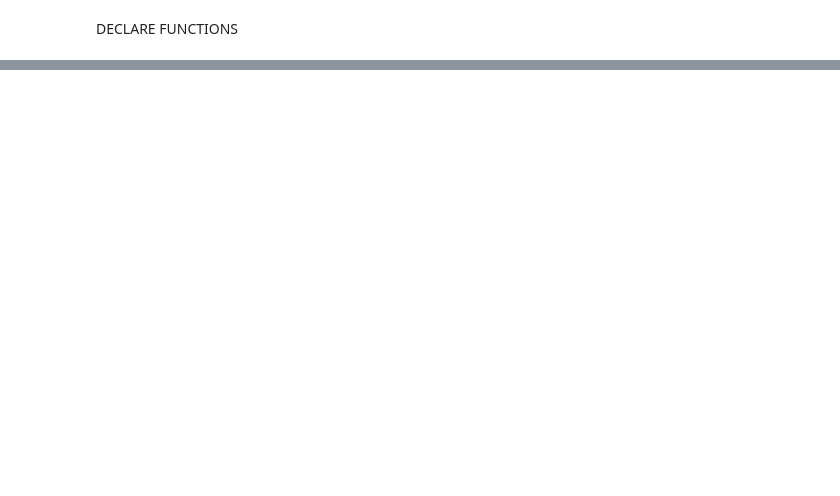
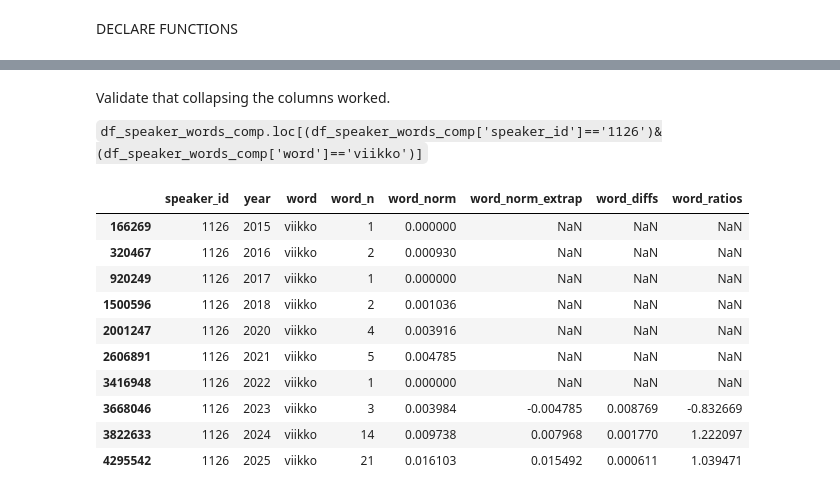
Before and after one commit to oarajala/ParliamentSampo_GenAI_detection, a Jupyter notebook: project/03b_analysis_person.ipynb, the cells around one changed output, grey strips where cells are left out. Drawn from its saved outputs; the diff is of its cells as text; code cells hidden in the pictures; blank space fills up the shorter version.

Commit message:
Ran analysis on speakers instead of just words.

```diff
--- a/project/03b_analysis_person.ipynb
+++ b/project/03b_analysis_person.ipynb
@@ -171,0 +179,4 @@ hankinta        1
+# %%
+df_speaker_words_comp = pd.read_csv(f'{directory}/csv_analysis/speaker_words_comp.csv',sep=';',header=0,encoding='utf-8',dtype={'speaker_id': str, 'year': int, 'word': str, 'word_n': int, 'word_norm':float})
+# keep only records where the speaker_id is a valid identifier (string of numbers)
+df_speaker_words_comp = df_speaker_words_comp.loc[df_speaker_words_comp['speaker_id'].str.contains(pat=r'\d+')==True]
@@ -171,0 +250,25 @@ hankinta        1
+# %%
+df_speaker_words_comp = pd.read_csv(f'{directory}/csv_analysis/speaker_words_comp.csv',sep=';',header=0,encoding='utf-8',dtype={'speaker_id': str, 'year': int, 'word': str, 'word_n': int, 'word_norm':float})
+# keep only records where the speaker_id is a valid identifier (string of numbers)
+df_speaker_words_comp = df_speaker_words_comp.loc[df_speaker_words_comp['speaker_id'].str.contains(pat=r'\d+')==True]
+# %%
+# compute extrapolated values of word frequencies only for this range of years
+loop_years = [2023, 2024, 2025]
+for year in loop_years:
+    # name for a new column: extrapolated word frequency
+    # > a new column will be created for each looped year
+    col_word_norm_extrap = f'word_norm_extrap_{year}'
+    #df_speaker_words_comp[col_word_norm_extrap] = None
+    # merging the dataframe will speed this up instead of looping each row
+    # > create a new df to quickly compute the linear extrapolation for word frequency: df_merge
+    # > df_merge is created by joining df_speaker_words_comp for year, said df year-1 and year-2 on speaker_id and word
+    # > INNER JOIN filters rows where there are no normalised frequencies in the previous years -> extrapolation for these words would fail
+    # > LEFT JOIN keeps all recrods - this can be done to keep the records
+    # > finally the extrapolated normalised frequency is updated into df_speaker_words_comp in the update
+    df_merge = df_speaker_words_comp[['speaker_id','year','word','word_norm']].loc[df_speaker_words_comp['year']==year].merge(
+                   df_speaker_words_comp[['speaker_id','year','word','word_norm']].loc[df_speaker_words_comp['year']==year-1],
+                   how='left', on=['speaker_id', 'word'], suffixes=(None,'_t_1'))
+    df_merge = df_merge.merge(df_speaker_words_comp[['speaker_id','year','word','word_norm']].loc[df_speaker_words_comp['year']==year-2],
+        how='left', on=['speaker_id', 'word'], suffixes=(None,'_t_2'))
+    df_merge[col_word_norm_extrap] = df_merge.apply(lambda x: linear_extrapolation(y=[x['word_norm_t_2'], x['word_norm_t_1']],x=[year-2, year-1],n=1)[0], axis=1)
+    df_speaker_words_comp = df_speaker_words_comp.merge(df_merge[['speaker_id','word','year',col_word_norm_extrap]], how='left', on=['speaker_id','word','year'])
@@ -171,0 +283,30 @@ hankinta        1
+# %%
+df_speaker_words_comp.loc[df_speaker_words_comp['year']==2023, 'word_norm_extrap'] = df_speaker_words_comp['word_norm_extrap_2023']
+df_speaker_words_comp.loc[df_speaker_words_comp['year']==2024, 'word_norm_extrap'] = df_speaker_words_comp['word_norm_extrap_2024']
+df_speaker_words_comp.loc[df_speaker_words_comp['year']==2025, 'word_norm_extrap'] = df_speaker_words_comp['word_norm_extrap_2025']
+# keep only columns speaker_id, year, word, word_n, word_norm, word_norm_extrap
+df_speaker_words_comp = df_speaker_words_comp[['speaker_id','year','word','word_n','word_norm','word_norm_extrap']]
+# %% [markdown]
+Validate that collapsing the columns worked.
+
+<code>df_speaker_words_comp.loc[(df_speaker_words_comp['speaker_id']=='1126')&(df_speaker_words_comp['word']=='viikko')]</code>
+# %%
+# compute differences and ratios between actual normalised frequencies and the extrapolated values:
+# > diffs: actual value minus extrapolated value
+# > ratios: actual value divided by extrapolated value
+# >> replace extrapolated value with 1 to avoid divide by zero errors
+df_speaker_words_comp['word_diffs'] = df_speaker_words_comp.apply(lambda x: x['word_norm'] - x['word_norm_extrap'], axis=1)
+df_speaker_words_comp['word_ratios'] = df_speaker_words_comp.apply(lambda x: x['word_norm'] / (1 if (x['word_norm_extrap'] is None or x['word_norm_extrap']==np.float64(0)) else x['word_norm_extrap']), axis=1)
+df_speaker_words_comp.loc[(df_speaker_words_comp['speaker_id']=='1126')&(df_speaker_words_comp['word']=='viikko')]
+# %% [output]
+|  | speaker_id | year | word | word_n | word_norm | word_norm_extrap | word_diffs | word_ratios |
+| 166269 | 1126 | 2015 | viikko | 1 | 0.000000 | NaN | NaN | NaN |
+| 320467 | 1126 | 2016 | viikko | 2 | 0.000930 | NaN | NaN | NaN |
+| 920249 | 1126 | 2017 | viikko | 1 | 0.000000 | NaN | NaN | NaN |
+| 1500596 | 1126 | 2018 | viikko | 2 | 0.001036 | NaN | NaN | NaN |
+| 2001247 | 1126 | 2020 | viikko | 4 | 0.003916 | NaN | NaN | NaN |
+| 2606891 | 1126 | 2021 | viikko | 5 | 0.004785 | NaN | NaN | NaN |
+| 3416948 | 1126 | 2022 | viikko | 1 | 0.000000 | NaN | NaN | NaN |
+| 3668046 | 1126 | 2023 | viikko | 3 | 0.003984 | -0.004785 | 0.008769 | -0.832669 |
+| 3822633 | 1126 | 2024 | viikko | 14 | 0.009738 | 0.007968 | 0.001770 | 1.222097 |
+| 4295542 | 1126 | 2025 | viikko | 21 | 0.016103 | 0.015492 | 0.000611 | 1.039471 |
```
Also changed, not shown: parts of 19 cells of this notebook.
